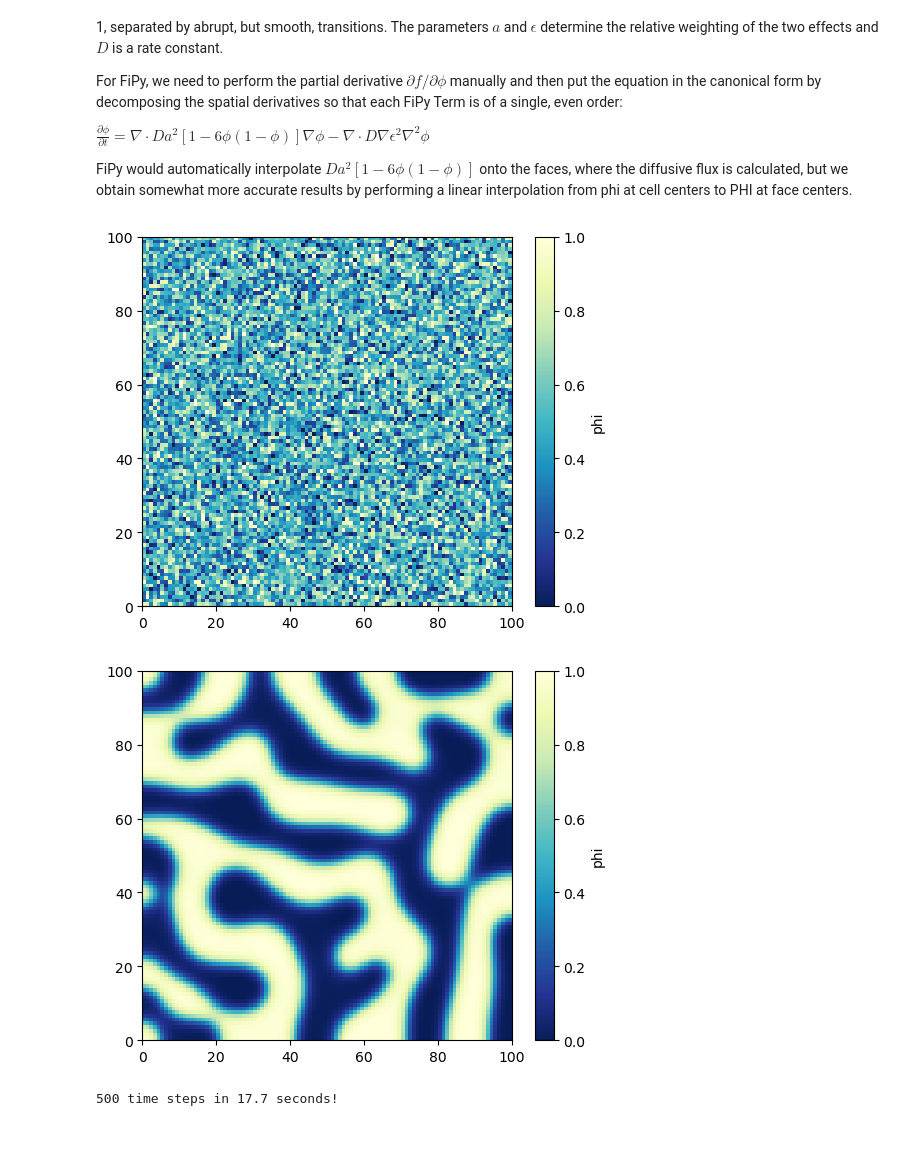
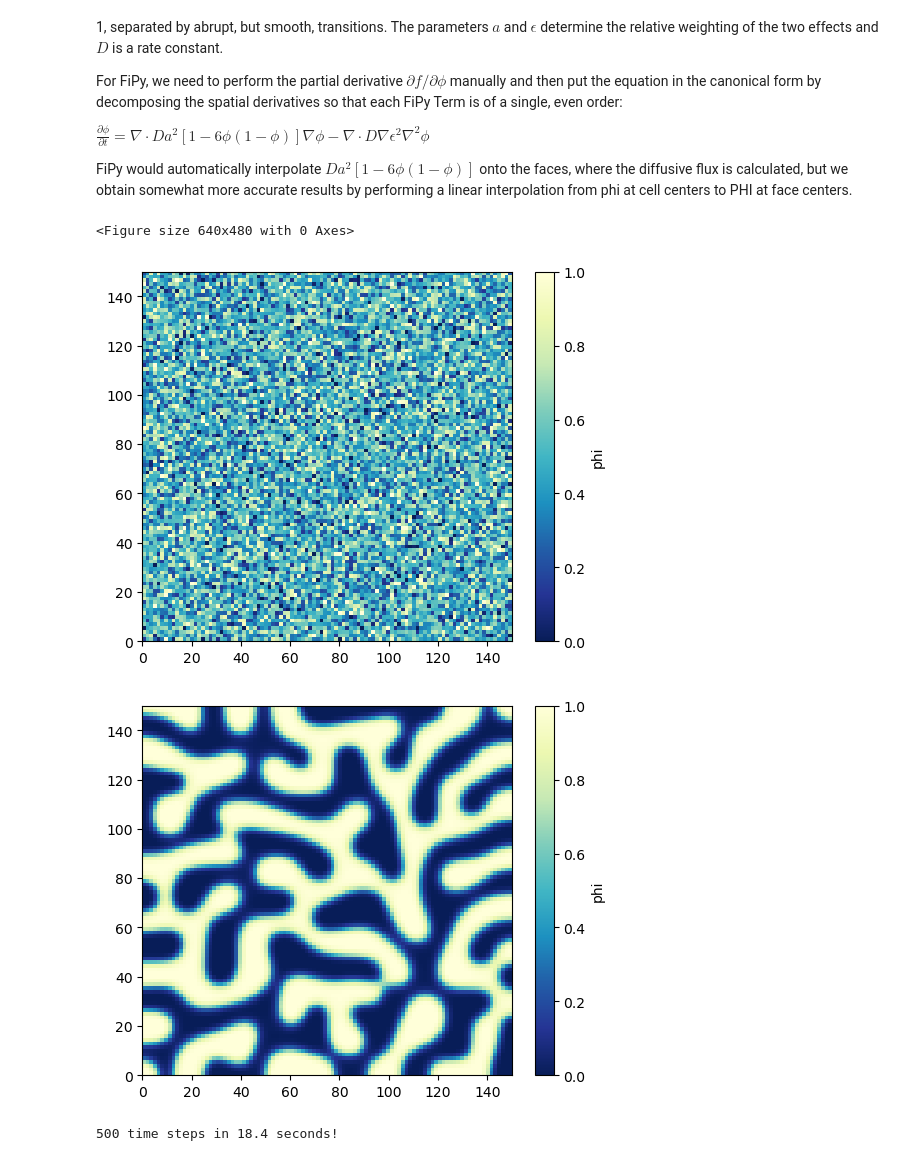
Before and after one commit to andrewjlevin/rsoxs_suite, a Jupyter notebook: morph_gen/fipy_morph_gen.ipynb, the cells around one changed output. Cells and saved outputs as stored; diff of their text form; code cells hidden in the pictures.

```diff
--- a/morph_gen/fipy_morph_gen.ipynb
+++ b/morph_gen/fipy_morph_gen.ipynb
@@ -48,31 +47,32 @@ cmap = plt.cm.YlGnBu_r.copy()
 # %%
 ### Define mesh
 nx = ny = 100
 # nz = 10
-dx = dy = 1.
+dx = dy = 1.5
 # dz = 1.
 # mesh = Grid3D(nx=nx, ny=ny, nz=nz, dx=dx, dy=dy, dz=dz)
 mesh = Grid2D(nx=nx, ny=ny, dx=dx, dy=dy)
 
 ### Define volume fraction map
 phi = CellVariable(mesh=mesh, name='phi')
 phi.setValue(GaussianNoiseVariable(mesh=mesh, mean=0.5, variance=0.05))
 
 ### Set equation
 PHI = phi.arithmeticFaceValue
 D = 1.
 a = 1.
 epsilon = 1.
 eq = (TransientTerm()
       == DiffusionTerm(coeff=D * a**2 * (1 - 6 * PHI * (1 - PHI)))
       - DiffusionTerm(coeff=(D, epsilon**2)))
 
 ### Initialize viewer
 viewer = Viewer(vars=(phi,), datamin=0., datamax=1.)
 elapsed = 0
 viewer.cmap = cmap
 # %% [output]
+<Figure size 640x480 with 0 Axes>
-[figure, old version]
+[figure, new version]
 # %%
 target = 500
 time_0 = time.time()
@@ -97,8 +97,8 @@ while elapsed < target:
 
 print(f'{elapsed} time steps in {np.round((time.time() - time_0), 1)} seconds!')
 # %% [output]
-[figure, old version]
+[figure, new version]
-500 time steps in 17.7 seconds!
+500 time steps in 18.4 seconds!
 # %%
 ### Numpy:
 data = phi.copy().value.reshape((nx, ny))
```
Also changed, not shown: parts of 2 cells of this notebook, 2 other files.
